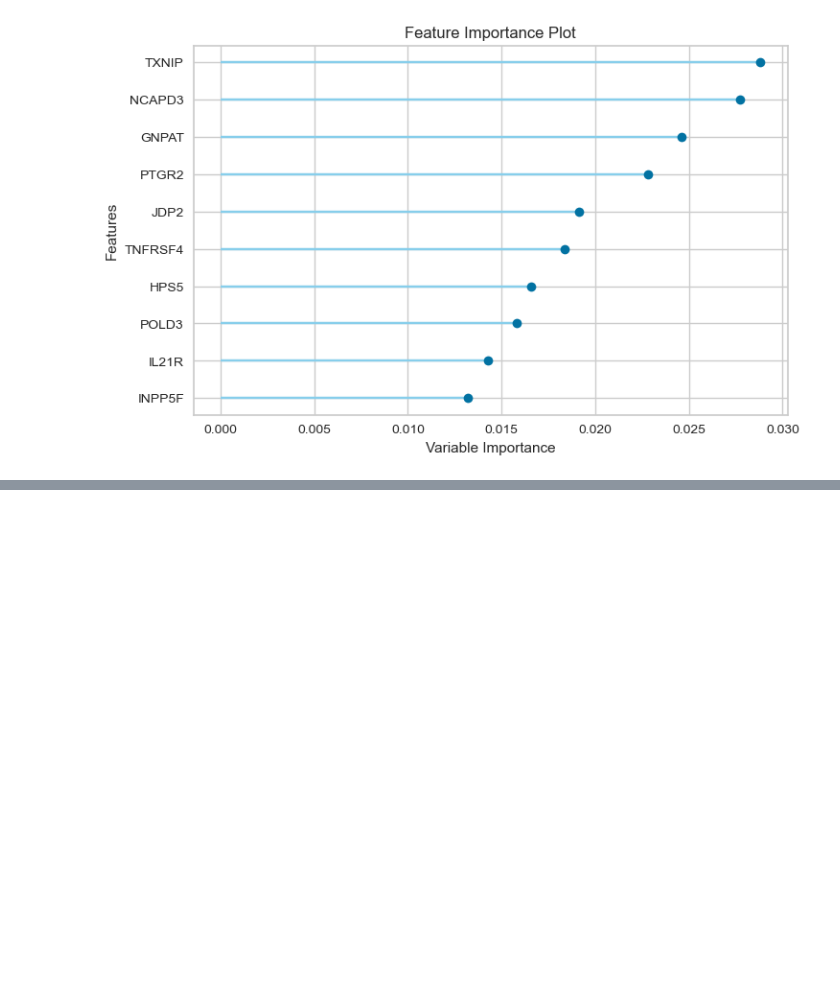
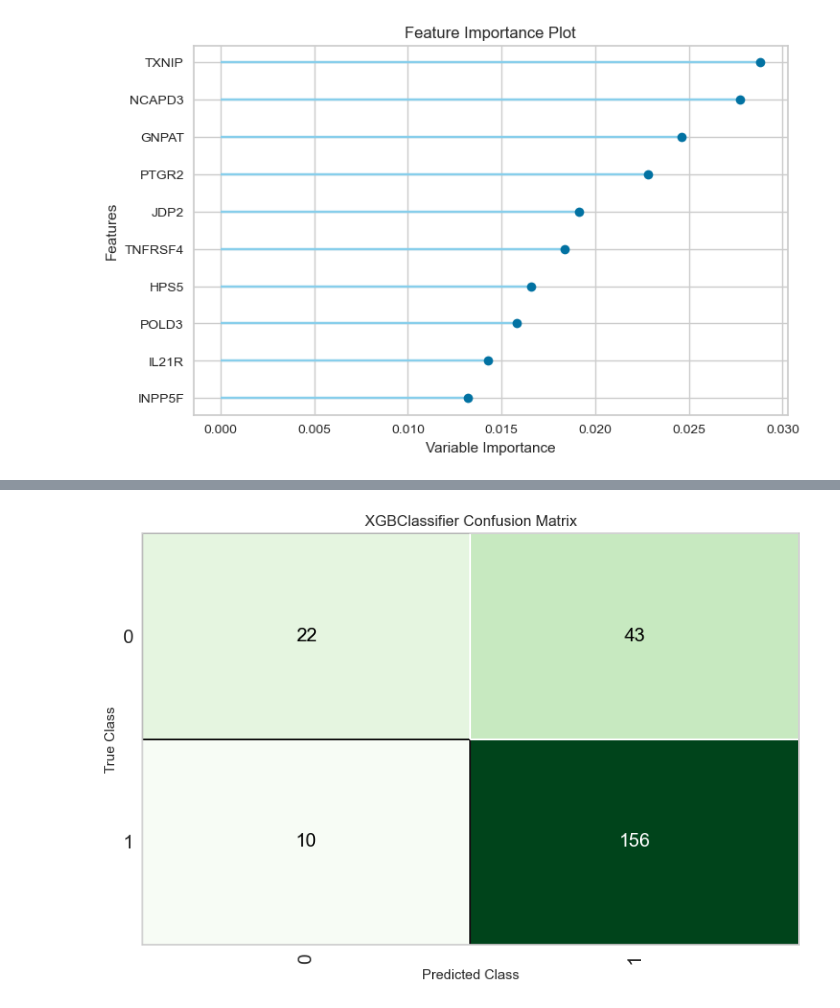
Before and after one commit to shakil2490/Sepsis_Mortality_Prediction_Transcriptomics_ML, a Jupyter notebook: sepsis_mortality_prediction.ipynb, the cells around one changed output, grey strips where cells are left out. Drawn from its saved outputs; the diff is of its cells as text; code cells hidden in the pictures; blank space fills up the shorter version.

```diff
--- a/sepsis_mortality_prediction.ipynb
+++ b/sepsis_mortality_prediction.ipynb
@@ -200,3 +200,7 @@ plot_model(best_models, plot='feature')  # Visualize important features
 # %% [output]
 [interactive output not drawn]
 [figure]
+# %%
+# confusion matrix
+plot_model(best_models, plot = 'confusion_matrix')
+# %% [output]
@@ -202,0 +208 @@ plot_model(best_models, plot='feature')  # Visualize important features
+[figure, added]
```
Also changed, not shown: parts of 7 cells of this notebook, 2 other files.
